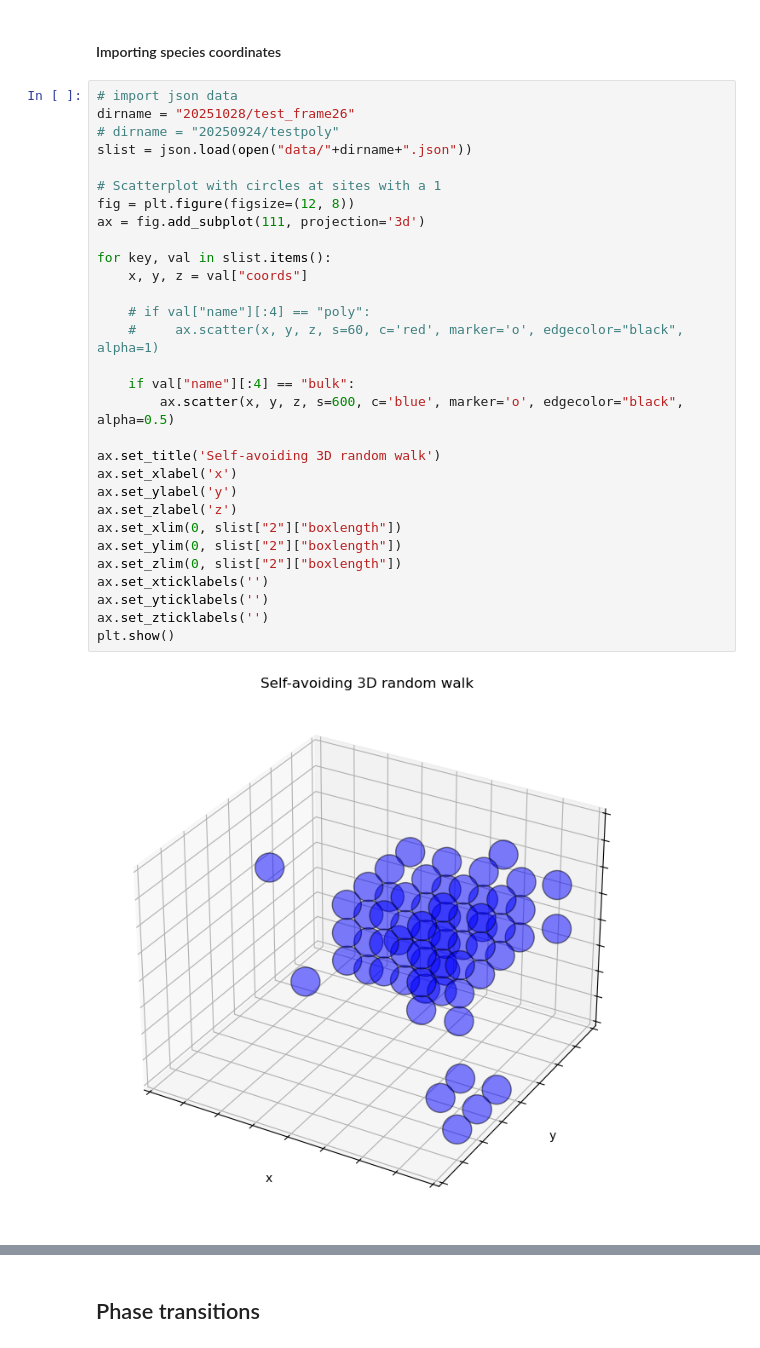
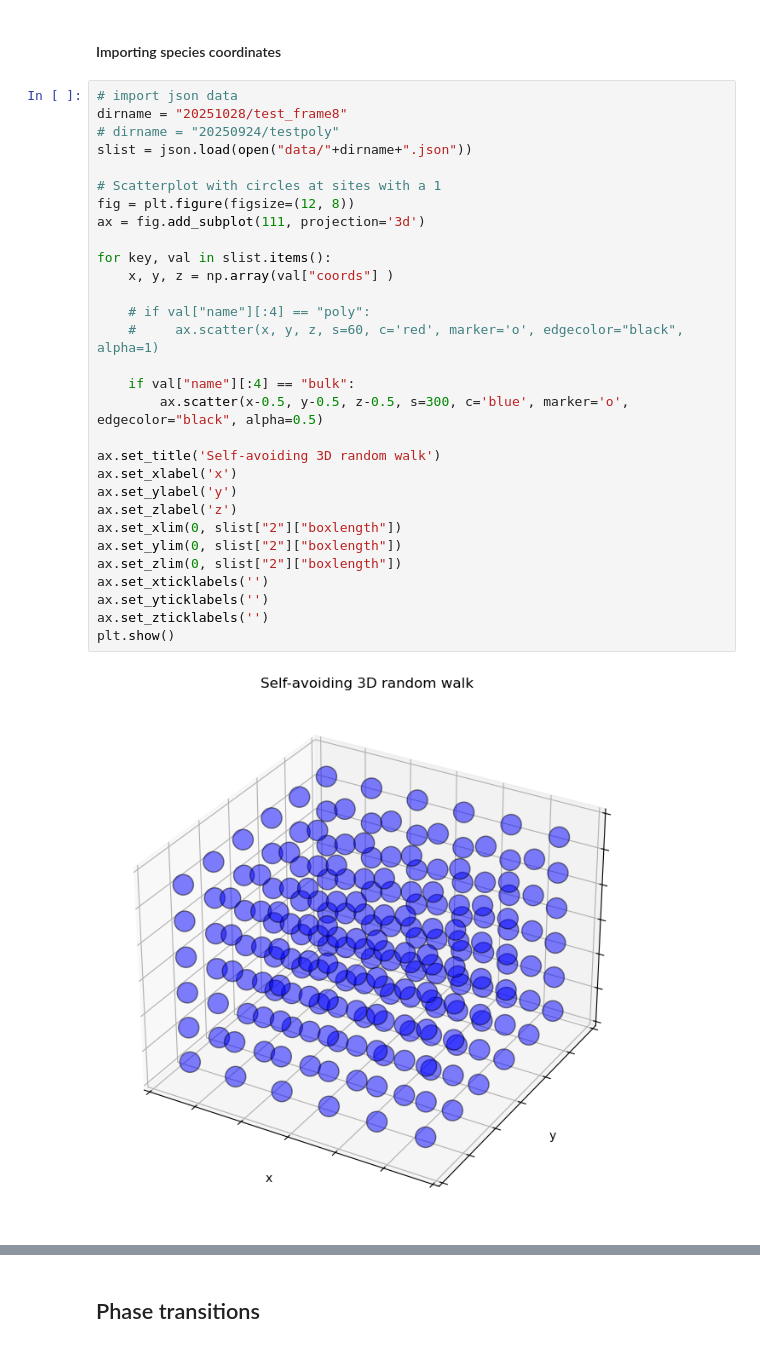
Before and after one commit to ta-rekt/Droplet, a Jupyter notebook: viz.ipynb, the cells around one changed output, grey strips where cells are left out. Saved outputs shown, nothing was run; the diff lists cells and outputs as text.

```diff
--- a/viz.ipynb
+++ b/viz.ipynb
@@ -50,33 +50,33 @@ plt.show()
 #### Importing species coordinates
 # %%
 # import json data
-dirname = "20251028/test_frame26"
+dirname = "20251028/test_frame8"
 # dirname = "20250924/testpoly"
 slist = json.load(open("data/"+dirname+".json"))
 
 # Scatterplot with circles at sites with a 1
 fig = plt.figure(figsize=(12, 8))
 ax = fig.add_subplot(111, projection='3d')
 
 for key, val in slist.items():
-    x, y, z = val["coords"]
+    x, y, z = np.array(val["coords"] )
 
     # if val["name"][:4] == "poly":
     #     ax.scatter(x, y, z, s=60, c='red', marker='o', edgecolor="black", alpha=1)
 
     if val["name"][:4] == "bulk":
-        ax.scatter(x, y, z, s=600, c='blue', marker='o', edgecolor="black", alpha=0.5)
+        ax.scatter(x-0.5, y-0.5, z-0.5, s=300, c='blue', marker='o', edgecolor="black", alpha=0.5)
 
 ax.set_title('Self-avoiding 3D random walk')
 ax.set_xlabel('x')
 ax.set_ylabel('y')
 ax.set_zlabel('z')
 ax.set_xlim(0, slist["2"]["boxlength"])
 ax.set_ylim(0, slist["2"]["boxlength"])
 ax.set_zlim(0, slist["2"]["boxlength"])
 ax.set_xticklabels('')
 ax.set_yticklabels('')
 ax.set_zticklabels('')
 plt.show()
 # %% [output]
-[figure, old version]
+[figure, new version]
```
Also changed, not shown: parts of 1 cell of this notebook, 4 other files.
